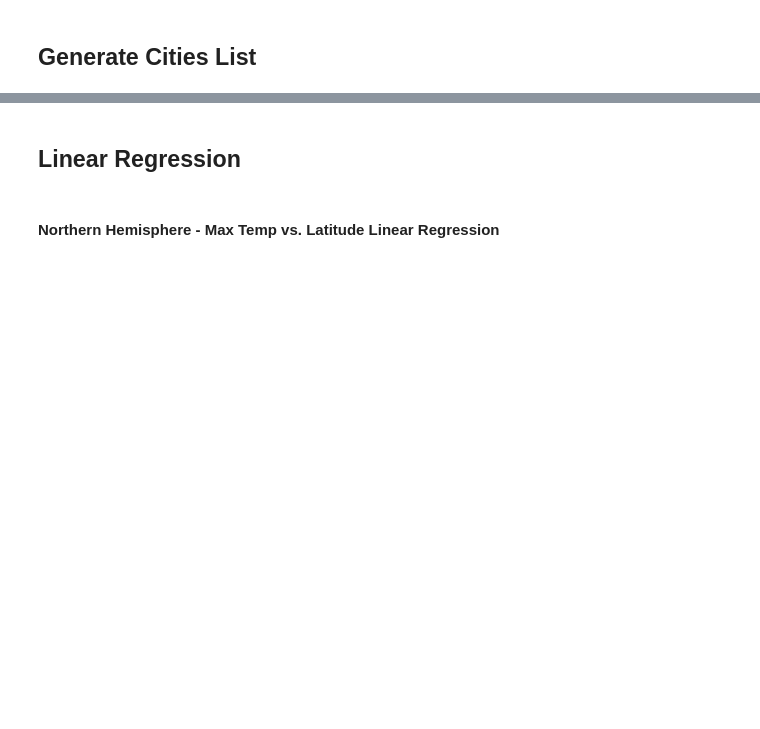
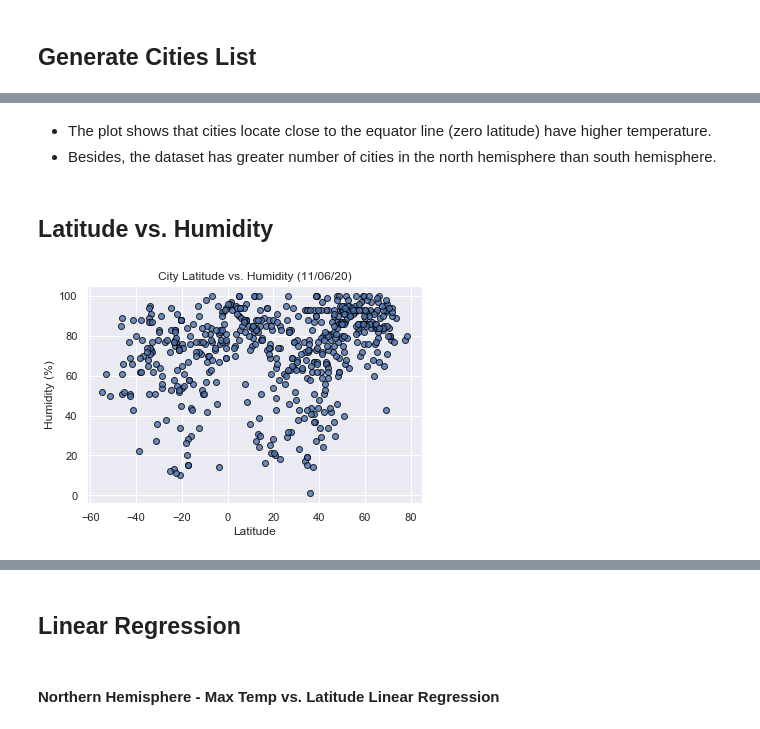
Before and after one commit to Maercoli/6-APIs_What-s-the-Weather-Like-, a Jupyter notebook: WeatherPy/WeatherPy.ipynb, the cells around one changed output, grey strips where cells are left out. Cells and saved outputs as stored; diff of their text form; code cells hidden in the pictures; blank space fills up the shorter version.

```diff
--- a/WeatherPy/WeatherPy.ipynb
+++ b/WeatherPy/WeatherPy.ipynb
@@ -210,0 +199,23 @@ Int64Index([], dtype='int64')
+# %% [markdown]
+- The plot shows that cities locate close to the equator line (zero latitude) have higher temperature.
+- Besides, the dataset has greater number of cities in the north hemisphere than south hemisphere.
+# %% [markdown]
+## Latitude vs. Humidity
+# %%
+# Generate the scatter plot
+plt.scatter(city_data['Latitude'],
+            city_data['Humidity (%)'],
+            edgecolor="black", linewidths=1, marker="o", alpha=0.8, label='City')
+
+# Give the plot a title, x label, y label and grid
+plt.title("City Latitude vs. Humidity (%s)" % time.strftime("%x"))
+plt.xlabel('Latitude')
+plt.ylabel('Humidity (%)')
+
+# Save the figure
+plt.savefig("../output_data/Latitude vs Humidity.png")
+
+# Display plot
+plt.show()
+# %% [output]
+[figure, added]
```
Also changed, not shown: parts of 64 cells of this notebook, 2 other files.
